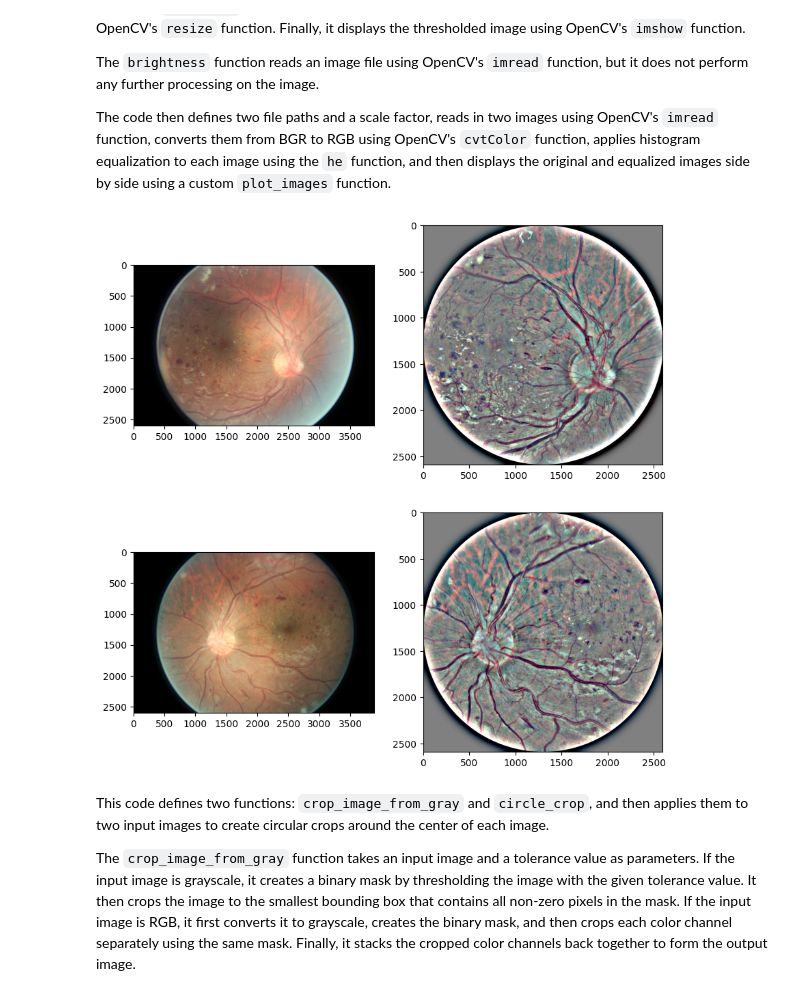
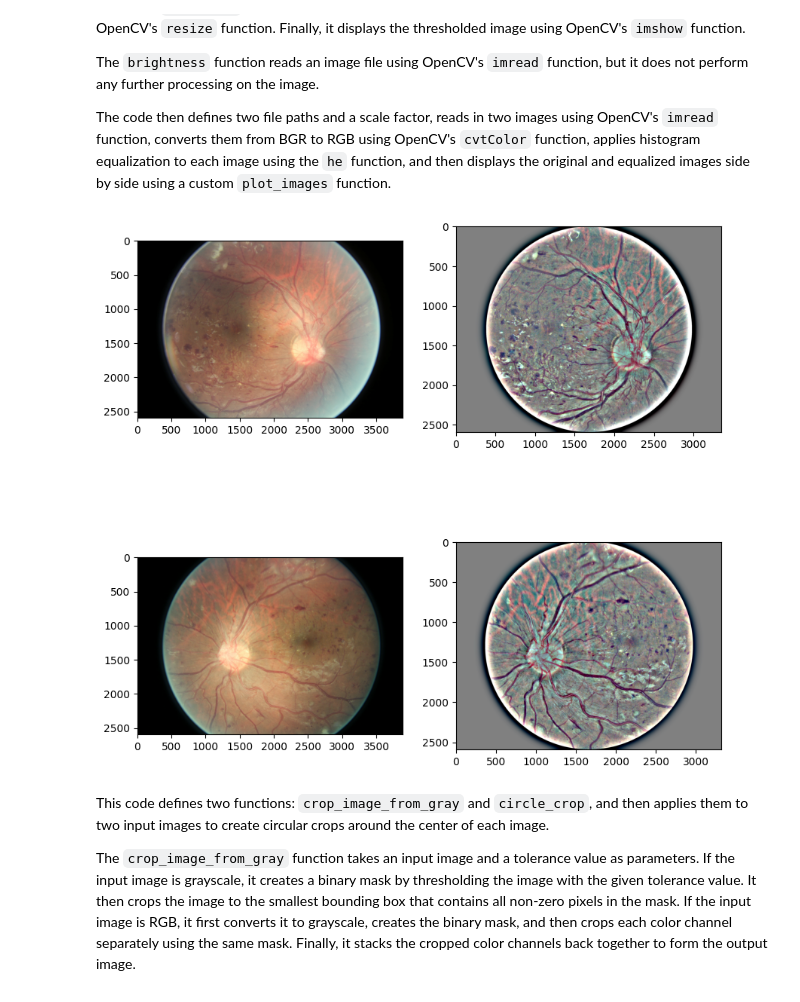
Before and after one commit to bbkx226/Retinal-Image-Enhancement, a Jupyter notebook: imageEnhancement.ipynb, the cells around one changed output. Cells and saved outputs as stored; diff of their text form; code cells hidden in the pictures.

Commit message:
Done Image Enhancement

```diff
--- a/imageEnhancement.ipynb
+++ b/imageEnhancement.ipynb
@@ -190,60 +172,67 @@ The `brightness` function reads an image file using OpenCV's `imread` function,
 
 The code then defines two file paths and a scale factor, reads in two images using OpenCV's `imread` function, converts them from BGR to RGB using OpenCV's `cvtColor` function, applies histogram equalization to each image using the `he` function, and then displays the original and equalized images side by side using a custom `plot_images` function.
 # %%
-def crop_image_from_gray(img,tol=7):
-    if img.ndim ==2:
-        mask = img>tol
-        return img[np.ix_(mask.any(1),mask.any(0))]
-    elif img.ndim==3:
+import cv2
+import numpy as np
+
+# Function to crop an image based on gray intensity
+def crop_image_from_gray(img, tol=7):
+    if img.ndim == 2:
+        mask = img > tol
+        return img[np.ix_(mask.any(1), mask.any(0))]
+    elif img.ndim == 3:
         gray_img = cv2.cvtColor(img, cv2.COLOR_RGB2GRAY)
-        mask = gray_img>tol
+        mask = gray_img > tol
 
-        check_shape = img[:,:,0][np.ix_(mask.any(1),mask.any(0))].shape[0]
-        if (check_shape == 0): # image is too dark so that we crop out everything,
-            return img # return original image
+        check_shape = img[:, :, 0][np.ix_(mask.any(1), mask.any(0))].shape[0]
+        if check_shape == 0:
+            return img  # Image is too dark, so return the original image
         else:
-            img1=img[:,:,0][np.ix_(mask.any(1),mask.any(0))]
-            img2=img[:,:,1][np.ix_(mask.any(1),mask.any(0))]
-            img3=img[:,:,2][np.ix_(mask.any(1),mask.any(0))]
-    #         print(img1.shape,img2.shape,img3.shape)
-            img = np.stack([img1,img2,img3],axis=-1)
-    #         print(img.shape)
+            img_channels = [img[:, :, i][np.ix_(mask.any(1), mask.any(0))] for i in range(3)]
+            img = np.stack(img_channels, axis=-1)
         return img
 
-def circle_crop(img, sigmaX = 50):
-    """
-    Create circular crop around image centre
-    """
+# Function to perform circular cropping and enhance the image
+def circle_crop(img, sigmaX=50):
+    # Crop the image based on gray intensity
     img = crop_image_from_gray(img)
     img = cv2.cvtColor(img, cv2.COLOR_BGR2RGB)
 
     height, width, depth = img.shape
 
-    x = int(width/2)
-    y = int(height/2)
-    r = np.amin((x,y))
+    x = int(width / 2)
+    y = int(height / 2)
+    r = np.amin((x, y))
 
+    # Create a circular mask
     circle_img = np.zeros((height, width), np.uint8)
-    cv2.circle(circle_img, (x,y), int(r), 1, thickness=-1)
+    cv2.circle(circle_img, (x, y), int(r), 1, thickness=-1)
+
+    # Apply the circular mask to the image
     img = cv2.bitwise_and(img, img, mask=circle_img)
-    img = crop_image_from_gray(img)
-    img=cv2.addWeighted(img,4, cv2.GaussianBlur( img , (0,0) , sigmaX) ,-4 ,128)
+
+    # Enhance the image using Gaussian blur
+    img = cv2.addWeighted(img, 4, cv2.GaussianBlur(img, (0, 0), sigmaX), -4, 128)
+
     return img
 
-read_path_1 = join('assets', '16_left.jpeg')
-read_path_2 = join('assets', '16_right.jpeg')
+# Example usage
+read_path_7 = join('assets', '16_left.jpeg')
+read_path_8 = join('assets', '16_right.jpeg')
 
-img_left = cv2.imread(read_path_1)
+
+img_left = cv2.imread(read_path_7)
 img_left2 = cv2.cvtColor(img_left, cv2.COLOR_BGR2RGB)
 
-img_right = cv2.imread(read_path_2)
+img_right = cv2.imread(read_path_8)
 img_right2 = cv2.cvtColor(img_right, cv2.COLOR_BGR2RGB)
 
 img_left_enhanced = circle_crop(img_left)
 img_right_enhanced = circle_crop(img_right)
+
 plot_images([img_left2, img_left_enhanced, img_right2, img_right_enhanced])
 # %% [output]
-[figure, old version]
+[figure, new version]
 # %% [markdown]
 This code defines two functions: `crop_image_from_gray` and `circle_crop`, and then applies them to two input images to create circular crops around the center of each image.
 
```
Also changed, not shown: parts of 6 cells of this notebook.
